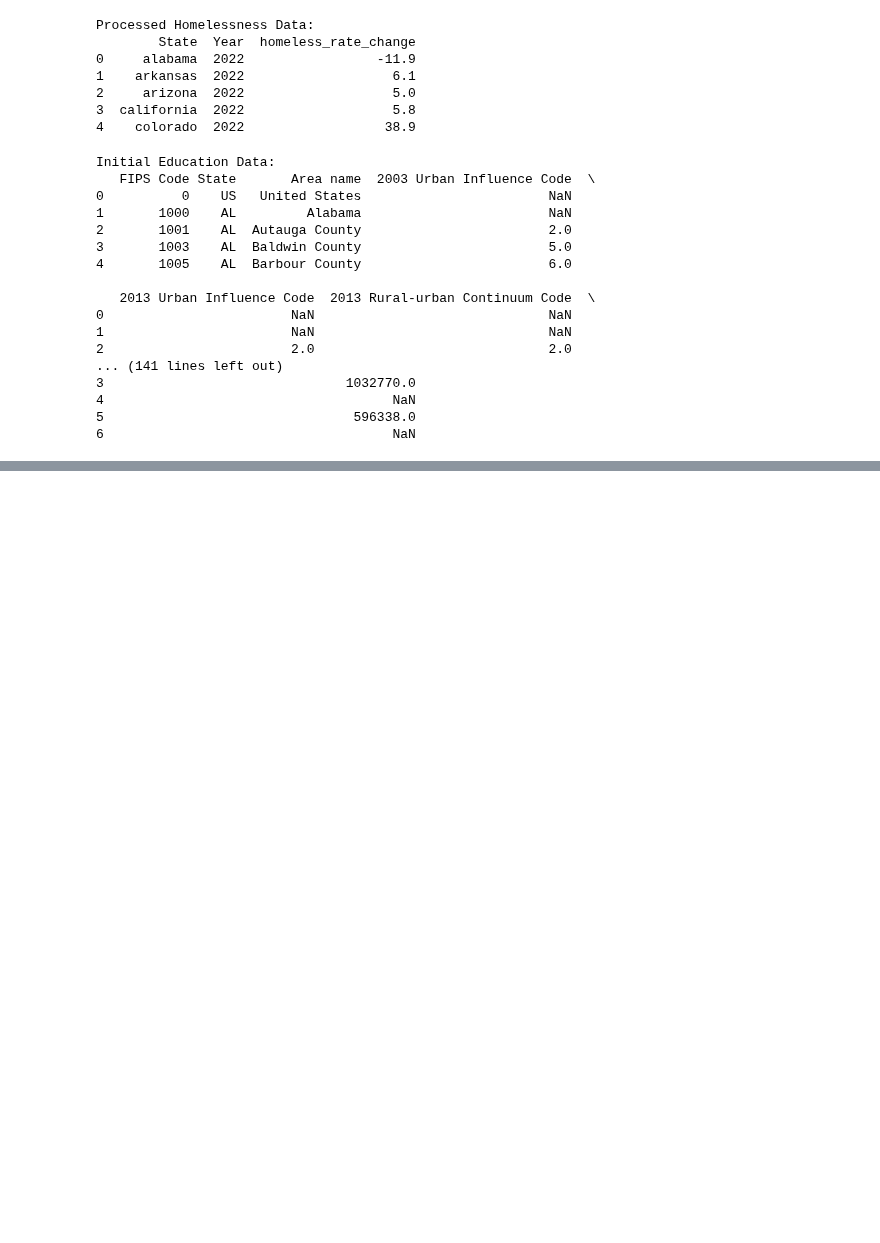
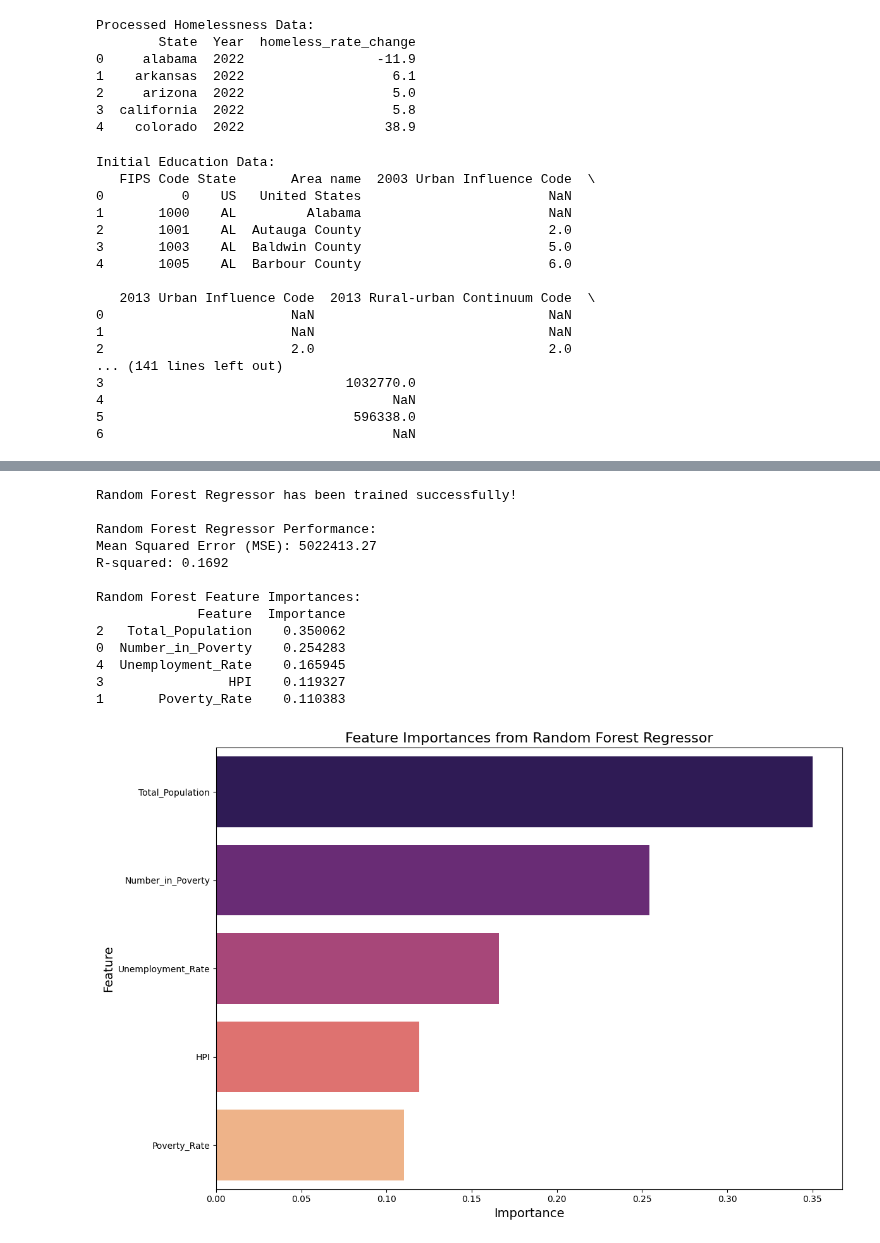
Before and after one commit to ryantangmj/ryantangmj.github.io, a Jupyter notebook: model_testing.ipynb, the cells around one changed output, grey strips where cells are left out. Cells and saved outputs as stored; diff of their text form; code cells hidden in the pictures; blank space fills up the shorter version.

```diff
--- a/model_testing.ipynb
+++ b/model_testing.ipynb
@@ -328,0 +635,57 @@ Initial Education Data:
+# %%
+# ==============================================
+# 15. Train and Evaluate a Random Forest Regressor
+# ==============================================
+
+# Initialize Random Forest Regressor
+rf_model = RandomForestRegressor(n_estimators=100, random_state=42)
+
+# Train the model on the training data
+rf_model.fit(X_train, y_train)
+print("\nRandom Forest Regressor has been trained successfully!")
+
+# Make predictions on the test set
+y_pred_rf = rf_model.predict(X_test)
+
+# Calculate Mean Squared Error (MSE) and R-squared
+mse_rf = mean_squared_error(y_test, y_pred_rf)
+r2_rf = r2_score(y_test, y_pred_rf)
+
+print("\nRandom Forest Regressor Performance:")
+print(f"Mean Squared Error (MSE): {mse_rf:.2f}")
+print(f"R-squared: {r2_rf:.4f}")
+
+# Extract feature importances from the Random Forest model
+importances_rf = rf_model.feature_importances_
+feature_importance_rf = pd.DataFrame({
+    'Feature': features,
+    'Importance': importances_rf
+}).sort_values(by='Importance', ascending=False)
+
+# Display feature importances
+print("\nRandom Forest Feature Importances:")
+print(feature_importance_rf)
+
+# Plot feature importances
+plt.figure(figsize=(12, 8))
+sns.barplot(data=feature_importance_rf, x='Importance', y='Feature', palette='magma')
+plt.title('Feature Importances from Random Forest Regressor', fontsize=16)
+plt.xlabel('Importance', fontsize=14)
+plt.ylabel('Feature', fontsize=14)
+plt.tight_layout()
+plt.show()
+# %% [output]
+Random Forest Regressor has been trained successfully!
+
+Random Forest Regressor Performance:
+Mean Squared Error (MSE): 5022413.27
+R-squared: 0.1692
+
+Random Forest Feature Importances:
+             Feature  Importance
+2   Total_Population    0.350062
+0  Number_in_Poverty    0.254283
+4  Unemployment_Rate    0.165945
+3                HPI    0.119327
+1       Poverty_Rate    0.110383
+[figure, added]
```
Also changed, not shown: parts of 11 cells of this notebook, 1 other file.
